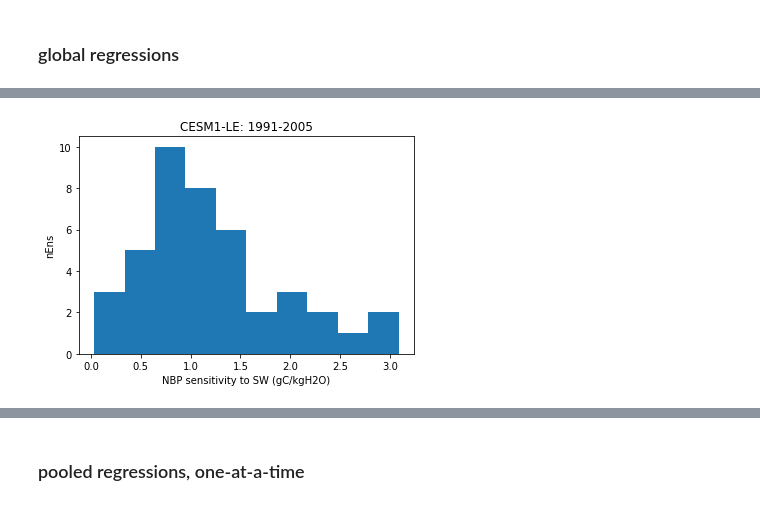
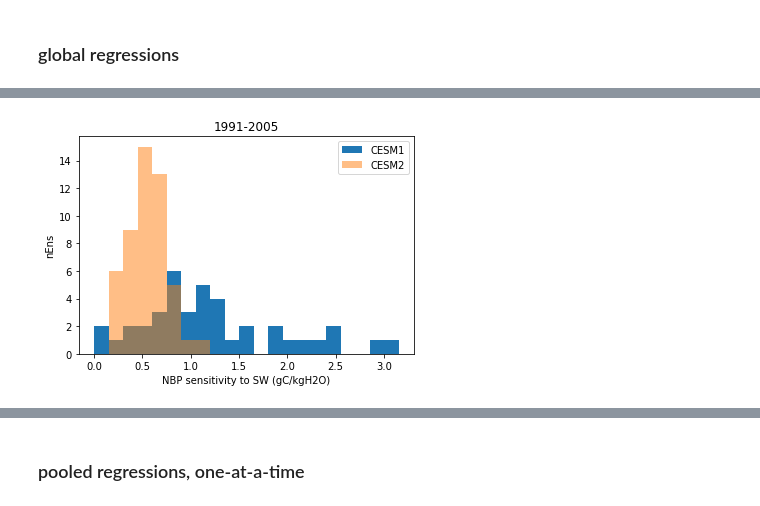
Before and after one commit to djk2120/TWSnbp, a Jupyter notebook: src/TWSnbp.ipynb, the cells around one changed output, grey strips where cells are left out. Cells and saved outputs as stored; diff of their text form; code cells hidden in the pictures.

```diff
--- a/src/TWSnbp.ipynb
+++ b/src/TWSnbp.ipynb
@@ -361,0 +420,35 @@ for ee in range(15):
+# %%
+if model =='CESM1':
+    output = cesm1
+else:
+    output = cesm2
+plt.figure(figsize=[15,8])
+
+themax = 0
+for ee in range(15):
+    xdt = output[ee][0]
+    ydt = output[ee][1]
+    themax = max(themax,max(abs(xdt)))
+    themax = max(themax,max(abs(ydt)))
+themax = 1.05*themax
+
+for ee in range(15):
+    plt.subplot(3,5,ee+1)
+    xdt = output[ee][0]
+    ydt = output[ee][1]
+    m   = np.round(output[ee][2],2)
+    r   = np.round(output[ee][3],2)
+    xf  = output[ee][4]
+    yf  = output[ee][5]
+    plt.plot(xdt,ydt,'.')
+    plt.plot(xf,yf)
+    plt.ylim([-themax,themax])
+    plt.xlim([-themax,themax])
+    plt.text(-0.9*themax,0.8*themax,'m='+str(m)+'gC/kgH2O')
+    plt.text(0.3*themax,-0.85*themax,'R='+str(r))
+    if ee==2:
+        plt.title(model+': first 15 members, 1991-2005')
+    if ee==5:
+        plt.ylabel('NBP anomaly (PgC)')
+    if ee==12:
+        plt.xlabel('SW anomaly (TtH2O)')
@@ -362,8 +457,11 @@ for ee in range(15):
 # %%
-mvals = [cesm1[ee][2] for ee in nbp_ann.ens.values]
-plt.hist(mvals)
+mvals1 = [cesm1[ee][2] for ee in range(40)]
+mvals2 = [cesm2[ee][2] for ee in range(50)]
+plt.hist(mvals1,0.15*np.arange(22))
+plt.hist(mvals2,0.15*np.arange(22),alpha=0.5)
+plt.legend(['CESM1','CESM2'])
 plt.xlabel('NBP sensitivity to SW (gC/kgH2O)')
 plt.ylabel('nEns')
-plt.title('CESM1-LE: 1991-2005');
+plt.title('1991-2005');
 # %% [output]
-[figure, old version]
+[figure, new version]
```
Also changed, not shown: parts of 56 cells of this notebook.
